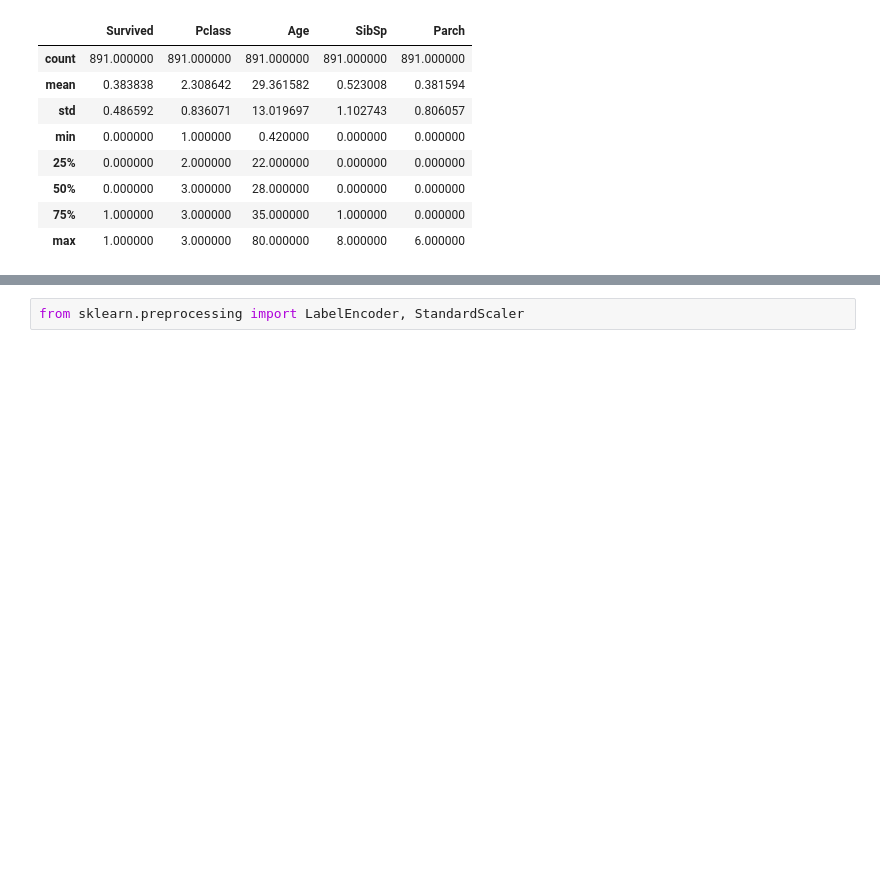
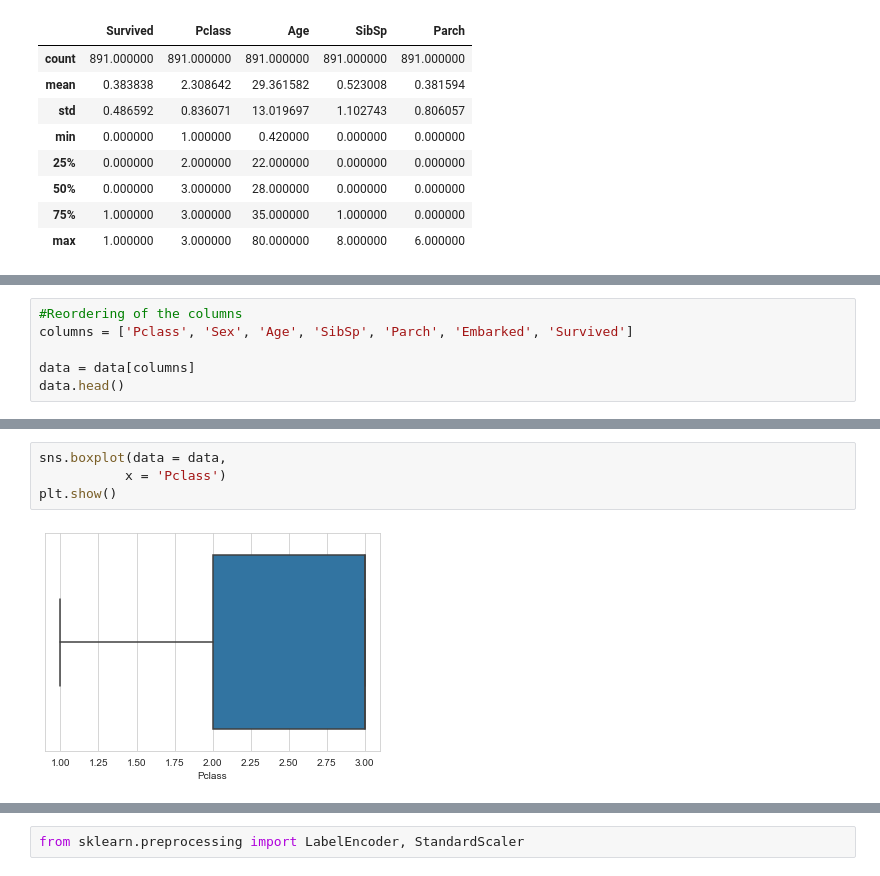
Before and after one commit to JudsonMorgan/Python-for-Data-Analyst, a Jupyter notebook: Titanic-Prediction.ipynb, the cells around one changed output, grey strips where cells are left out. Saved outputs shown, nothing was run; the diff lists cells and outputs as text; blank space fills up the shorter version.

```diff
--- a/Titanic-Prediction.ipynb
+++ b/Titanic-Prediction.ipynb
@@ -297,0 +315,6 @@ data.describe()
+# %%
+#Reordering of the columns
+columns = ['Pclass', 'Sex', 'Age', 'SibSp', 'Parch', 'Embarked', 'Survived']
+
+data = data[columns]
+data.head()
@@ -297,0 +329,6 @@ data.describe()
+# %%
+sns.boxplot(data = data,
+           x = 'Pclass')
+plt.show()
+# %% [output]
+[figure, added]
```
Also changed, not shown: parts of 55 cells of this notebook.
